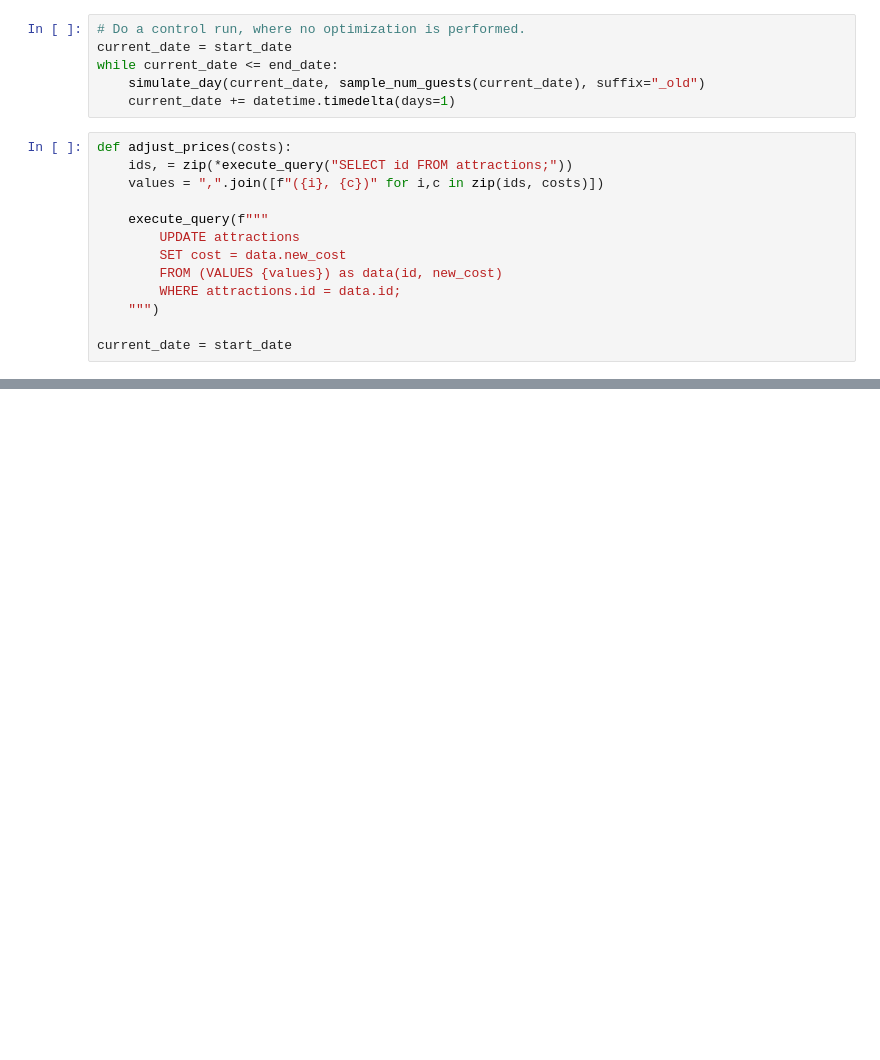
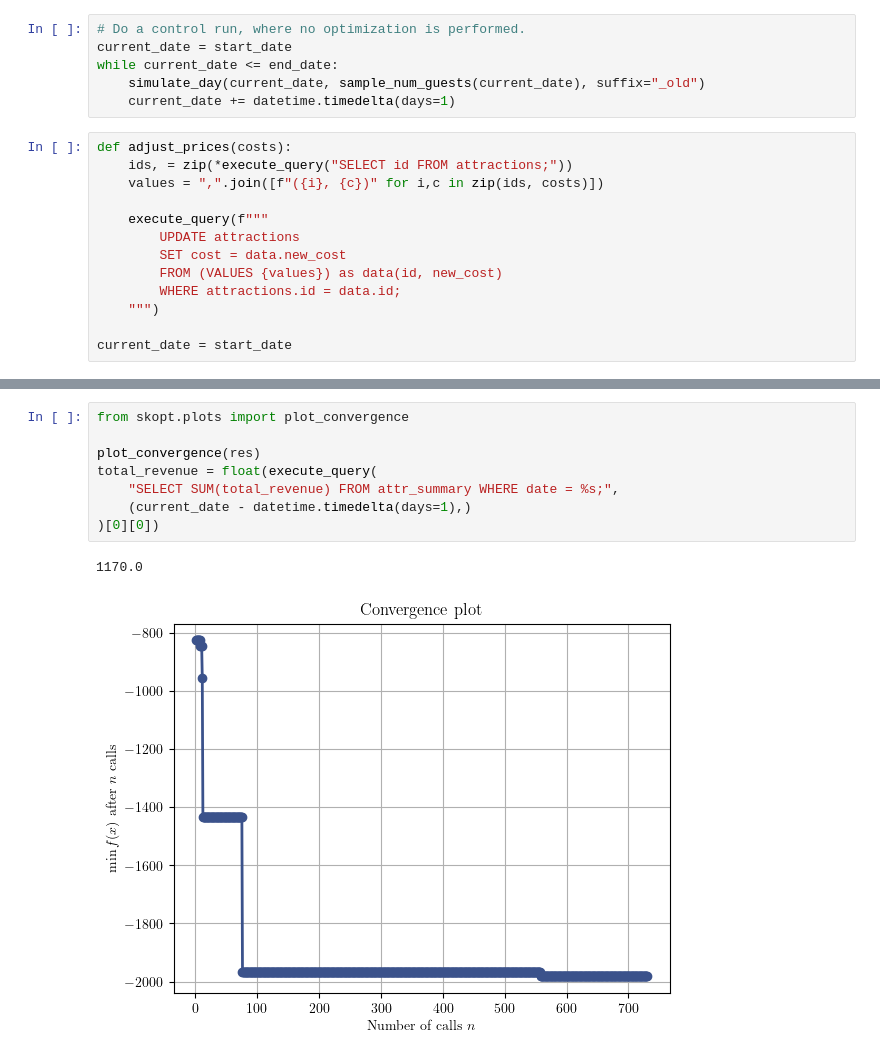
Before and after one commit to eliotheinrich/park_optimizer, a Jupyter notebook: simulation.ipynb, the cells around one changed output, grey strips where cells are left out. Cells and saved outputs as stored; diff of their text form; blank space fills up the shorter version.

```diff
--- a/simulation.ipynb
+++ b/simulation.ipynb
@@ -486,0 +484,11 @@ Calling simulate_day(2024-12-29)
+# %%
+from skopt.plots import plot_convergence
+
+plot_convergence(res)
+total_revenue = float(execute_query(
+    "SELECT SUM(total_revenue) FROM attr_summary WHERE date = %s;",
+    (current_date - datetime.timedelta(days=1),)
+)[0][0])
+# %% [output]
+1170.0
+[figure, added]
```
Also changed, not shown: parts of 3 cells of this notebook, 2 other files.
